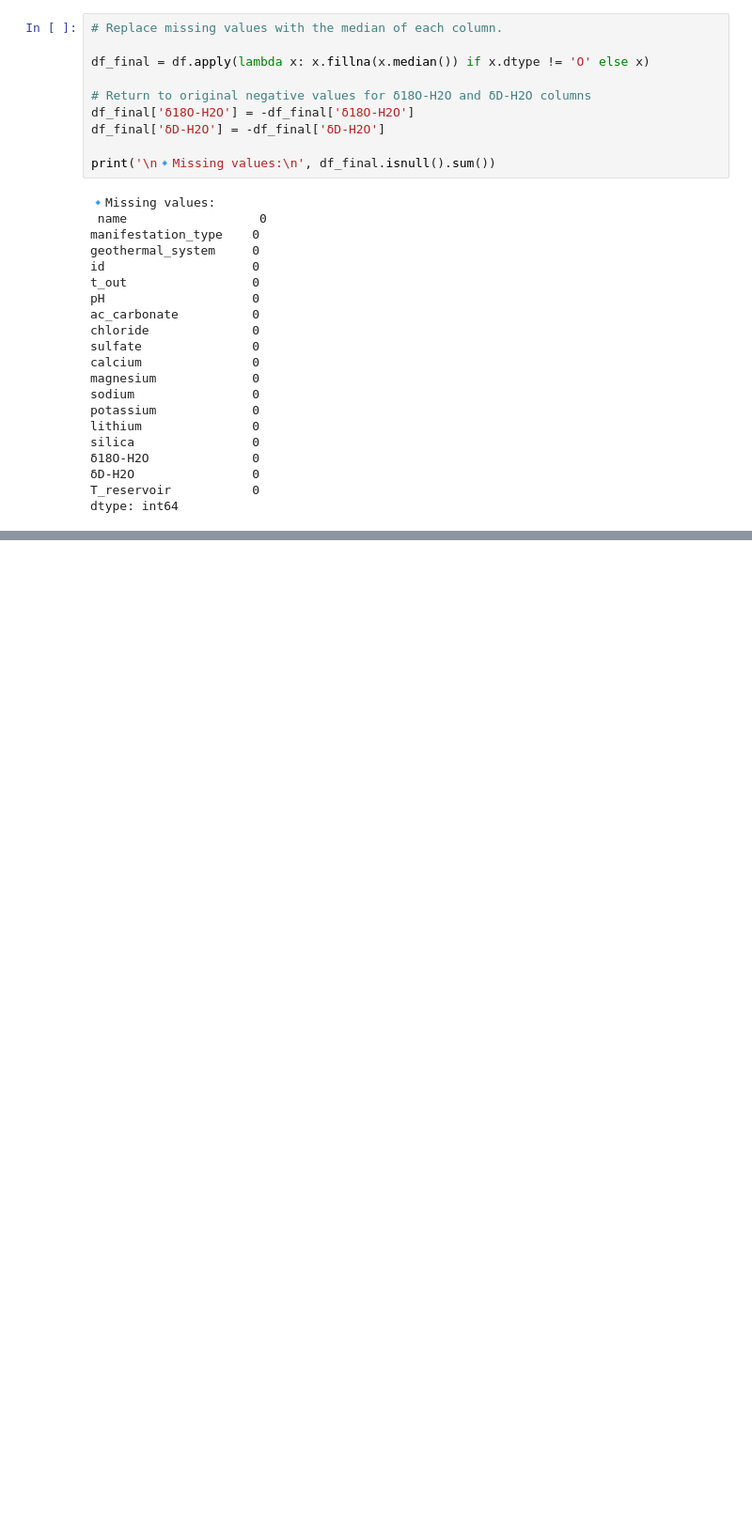
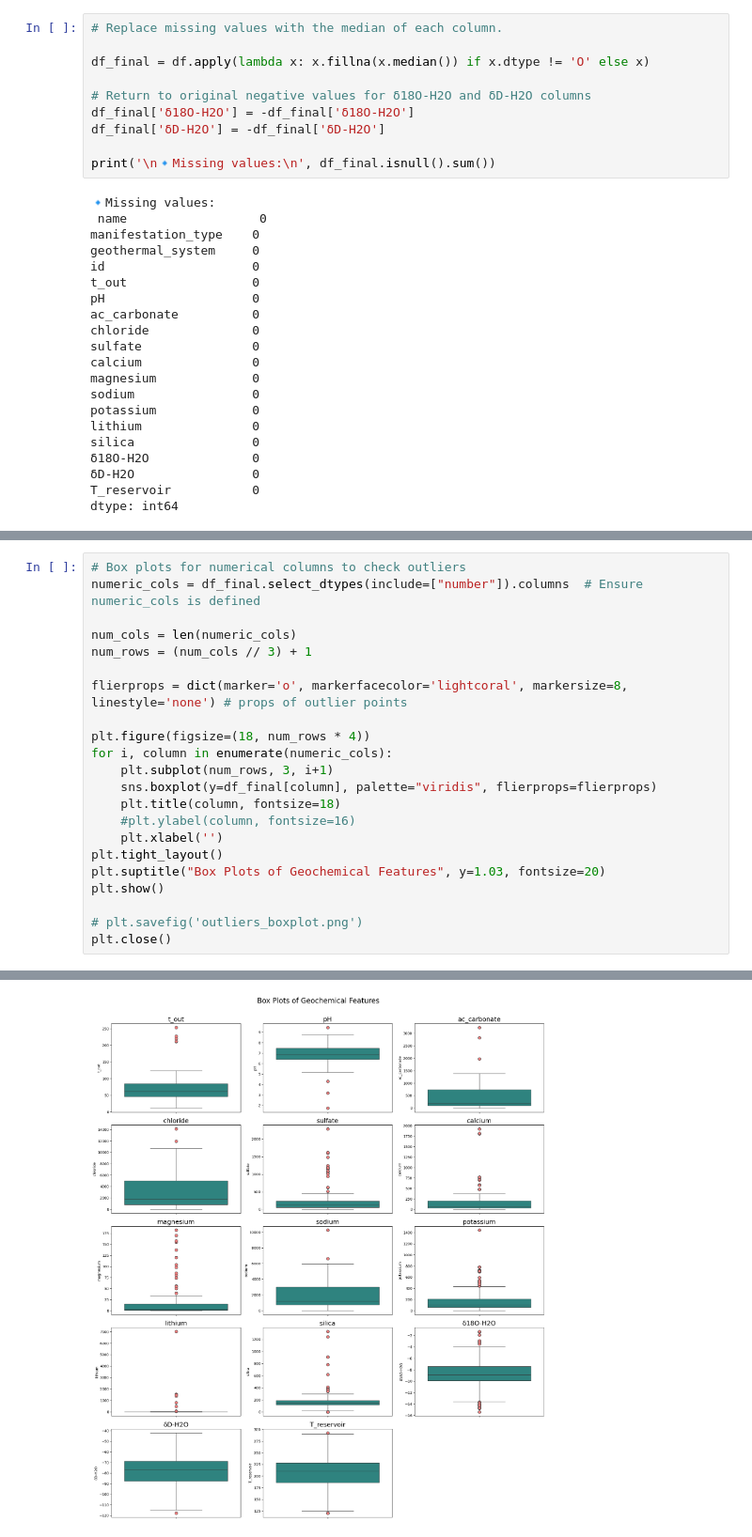
Before and after one commit to XxkmoxX/ML_geoTemp_prediction, a Jupyter notebook: ml_temp_prediction.ipynb, the cells around one changed output, grey strips where cells are left out. Shown at 94% size. Saved outputs shown, nothing was run; the diff lists cells and outputs as text; blank space fills up the shorter version.

```diff
--- a/ml_temp_prediction.ipynb
+++ b/ml_temp_prediction.ipynb
@@ -227,0 +176,23 @@ Exploratory Data Analysis completed! Visualizations saved as PNG files.
+# %%
+# Box plots for numerical columns to check outliers
+numeric_cols = df_final.select_dtypes(include=["number"]).columns  # Ensure numeric_cols is defined
+
+num_cols = len(numeric_cols)
+num_rows = (num_cols // 3) + 1
+
+flierprops = dict(marker='o', markerfacecolor='lightcoral', markersize=8, linestyle='none') # props of outlier points
+
+plt.figure(figsize=(18, num_rows * 4))
+for i, column in enumerate(numeric_cols):
+    plt.subplot(num_rows, 3, i+1)
+    sns.boxplot(y=df_final[column], palette="viridis", flierprops=flierprops)
+    plt.title(column, fontsize=18)
+    #plt.ylabel(column, fontsize=16)
+    plt.xlabel('')
+plt.tight_layout()
+plt.suptitle("Box Plots of Geochemical Features", y=1.03, fontsize=20)
+plt.show()
+
+# plt.savefig('outliers_boxplot.png')
+plt.close()
+# %% [output]
@@ -227,0 +216 @@ Exploratory Data Analysis completed! Visualizations saved as PNG files.
+[figure, added]
```
Also changed, not shown: parts of 8 cells of this notebook.
